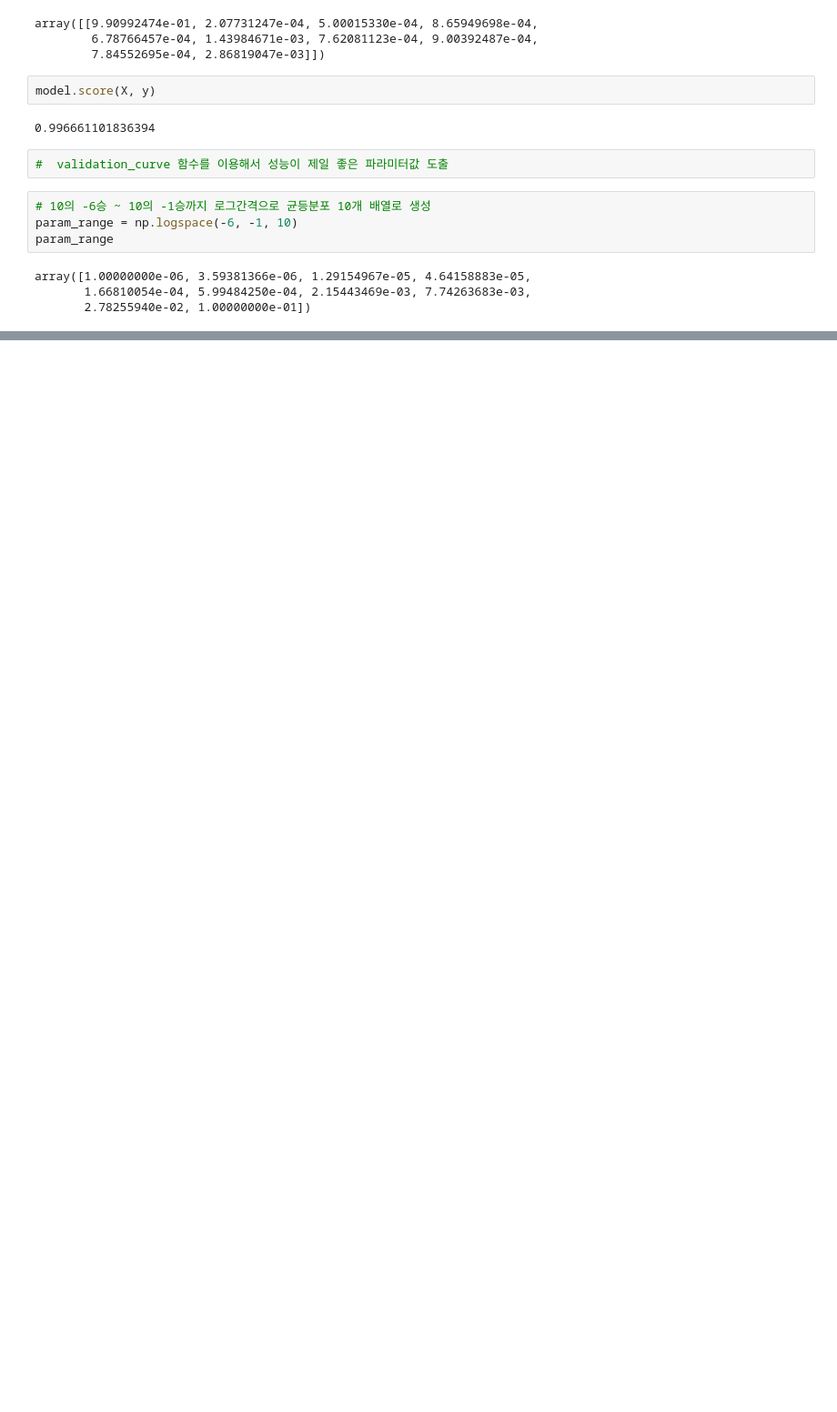
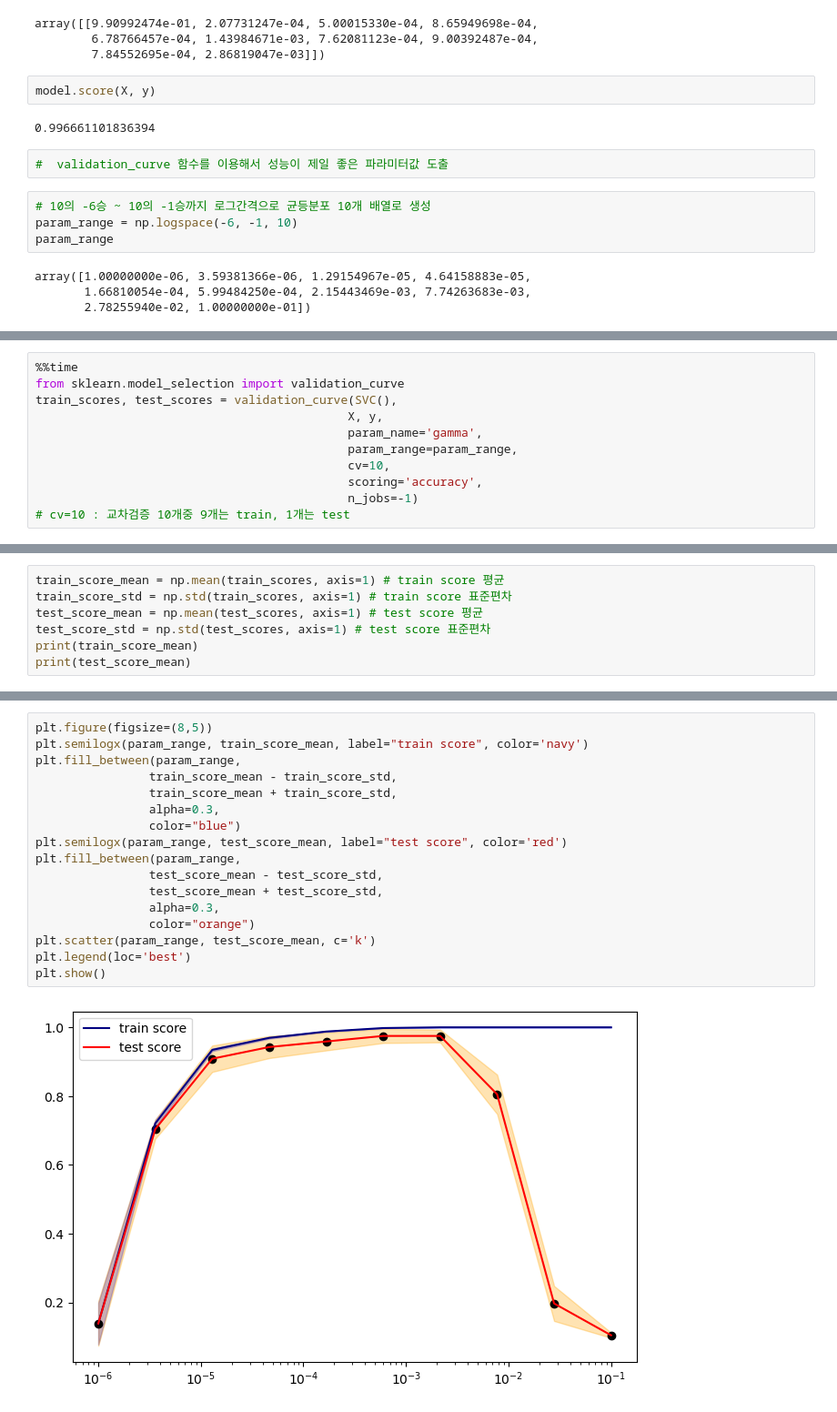
Before and after one commit to yisy0703/ai, a Jupyter notebook: source/13_MachineLearning/4장_머신러닝_모형최적화.ipynb, the cells around one changed output, grey strips where cells are left out. Shown at 91% size. Drawn from its saved outputs; the diff is of its cells as text; blank space fills up the shorter version.

```diff
--- a/source/13_MachineLearning/4장_머신러닝_모형최적화.ipynb
+++ b/source/13_MachineLearning/4장_머신러닝_모형최적화.ipynb
@@ -336,0 +334,11 @@ from sklearn.model_selection import validation_curve
+# %%
+%%time
+from sklearn.model_selection import validation_curve
+train_scores, test_scores = validation_curve(SVC(),
+                                            X, y,
+                                            param_name='gamma',
+                                            param_range=param_range,
+                                            cv=10,
+                                            scoring='accuracy',
+                                            n_jobs=-1)
+# cv=10 : 교차검증 10개중 9개는 train, 1개는 test
@@ -336,0 +352,7 @@ from sklearn.model_selection import validation_curve
+# %%
+train_score_mean = np.mean(train_scores, axis=1) # train score 평균
+train_score_std = np.std(train_scores, axis=1) # train score 표준편차
+test_score_mean = np.mean(test_scores, axis=1) # test score 평균
+test_score_std = np.std(test_scores, axis=1) # test score 표준편차
+print(train_score_mean)
+print(test_score_mean)
@@ -336,0 +381,19 @@ from sklearn.model_selection import validation_curve
+# %%
+plt.figure(figsize=(8,5))
+plt.semilogx(param_range, train_score_mean, label="train score", color='navy')
+plt.fill_between(param_range,
+                train_score_mean - train_score_std,
+                train_score_mean + train_score_std,
+                alpha=0.3,
+                color="blue")
+plt.semilogx(param_range, test_score_mean, label="test score", color='red')
+plt.fill_between(param_range,
+                test_score_mean - test_score_std,
+                test_score_mean + test_score_std,
+                alpha=0.3,
+                color="orange")
+plt.scatter(param_range, test_score_mean, c='k')
+plt.legend(loc='best')
+plt.show()
+# %% [output]
+[figure, added]
```
Also changed, not shown: parts of 10 cells of this notebook.
